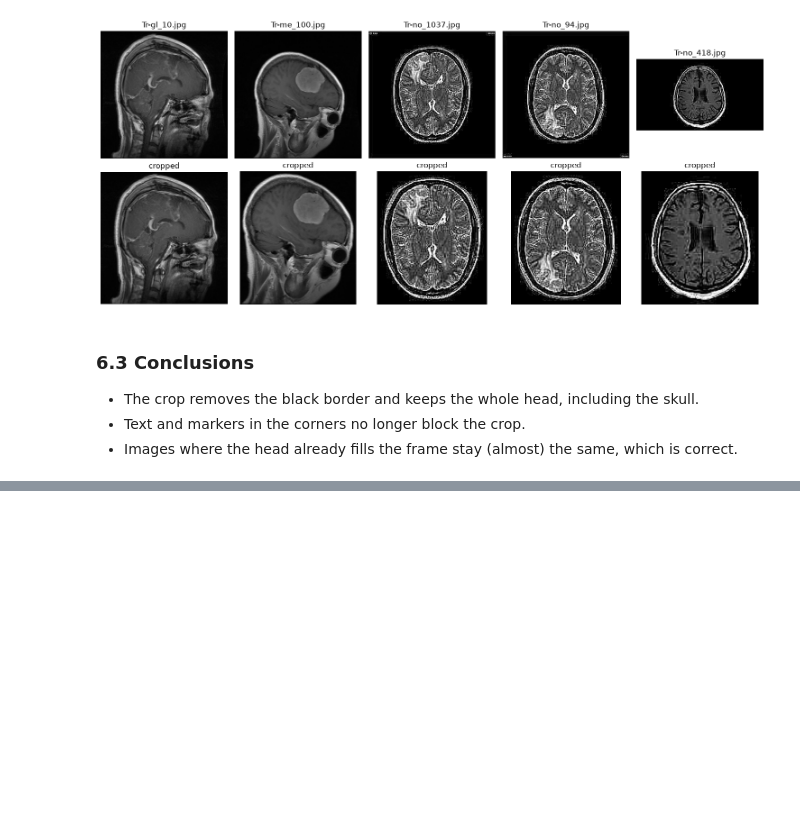
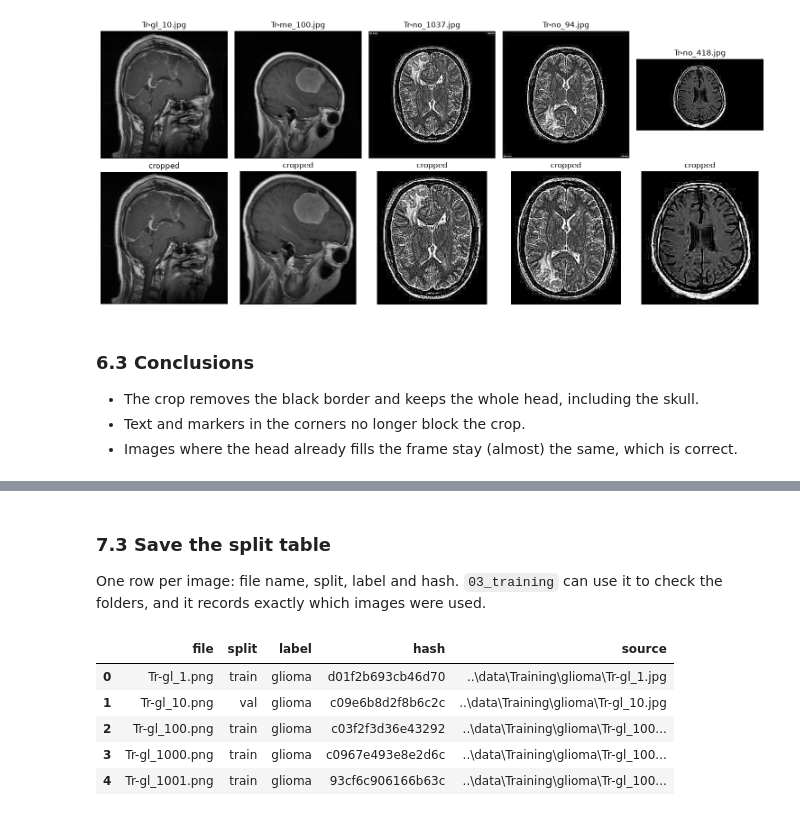
Before and after one commit to brieq/brain-tumor-mri-classification, a Jupyter notebook: notebooks/02_preprocessing.ipynb, the cells around one changed output, grey strips where cells are left out. Saved outputs shown, nothing was run; the diff lists cells and outputs as text; code cells hidden in the pictures; blank space fills up the shorter version.

```diff
--- a/notebooks/02_preprocessing.ipynb
+++ b/notebooks/02_preprocessing.ipynb
@@ -237,0 +289,21 @@ plt.show()
+# %% [markdown]
+### 7.3 Save the split table
+
+One row per image: file name, split, label and hash. `03_training` can use it to check the folders, and it records exactly which images were used.
+# %%
+splits = pd.DataFrame({
+    "file": [p.stem + ".png" for p in df["path"]],
+    "split": df["split"],
+    "label": df["label"],
+    "hash": df["hash"],
+    "source": [str(p) for p in df["path"]],
+})
+splits.to_csv(PROCESSED_DIR / "splits.csv", index=False)
+splits.head()
+# %% [output]
+|  | file | split | label | hash | source |
+| 0 | Tr-gl_1.png | train | glioma | d01f2b693cb46d70 | ..\data\Training\glioma\Tr-gl_1.jpg |
+| 1 | Tr-gl_10.png | val | glioma | c09e6b8d2f8b6c2c | ..\data\Training\glioma\Tr-gl_10.jpg |
+| 2 | Tr-gl_100.png | train | glioma | c03f2f3d36e43292 | ..\data\Training\glioma\Tr-gl_100... |
+| 3 | Tr-gl_1000.png | train | glioma | c0967e493e8e2d6c | ..\data\Training\glioma\Tr-gl_100... |
+| 4 | Tr-gl_1001.png | train | glioma | 93cf6c906166b63c | ..\data\Training\glioma\Tr-gl_100... |
```
Also changed, not shown: parts of 5 cells of this notebook.
